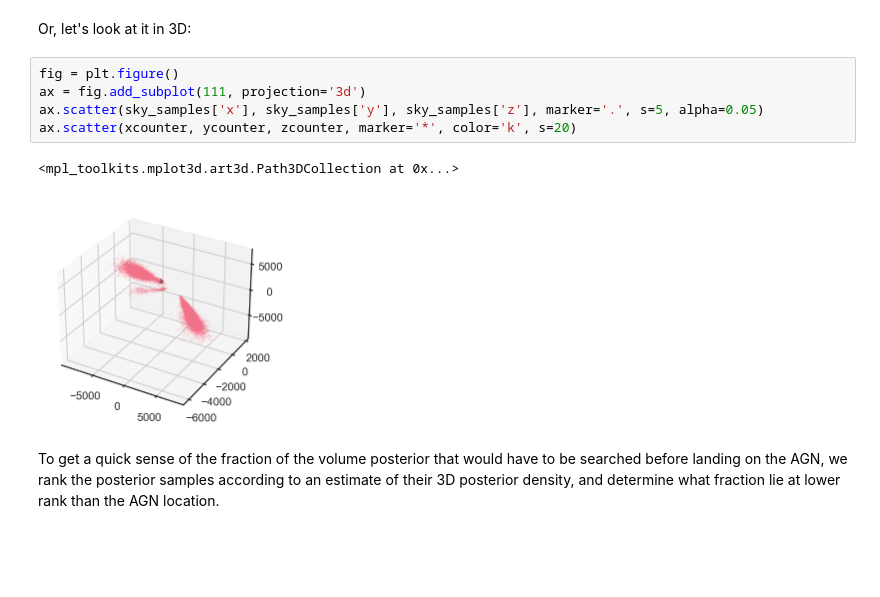
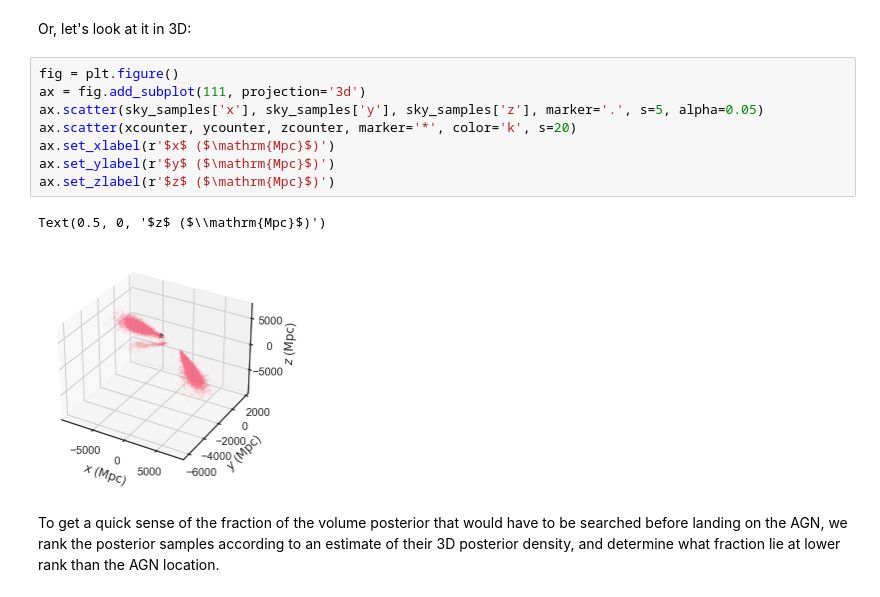
Before and after one commit to farr/GW190521Sky, a Jupyter notebook: CounterpartSky.ipynb, the cells around one changed output. Saved outputs shown, nothing was run; the diff lists cells and outputs as text; blank space fills up the shorter version.

Commit message:
Axes labels on the 3D plot.

```diff
--- a/CounterpartSky.ipynb
+++ b/CounterpartSky.ipynb
@@ -85,11 +85,14 @@ Or, let's look at it in 3D:
 # %%
 fig = plt.figure()
 ax = fig.add_subplot(111, projection='3d')
 ax.scatter(sky_samples['x'], sky_samples['y'], sky_samples['z'], marker='.', s=5, alpha=0.05)
 ax.scatter(xcounter, ycounter, zcounter, marker='*', color='k', s=20)
+ax.set_xlabel(r'$x$ ($\mathrm{Mpc}$)')
+ax.set_ylabel(r'$y$ ($\mathrm{Mpc}$)')
+ax.set_zlabel(r'$z$ ($\mathrm{Mpc}$)')
 # %% [output]
-<mpl_toolkits.mplot3d.art3d.Path3DCollection at 0x...>
+Text(0.5, 0, '$z$ ($\\mathrm{Mpc}$)')
-[figure, old version]
+[figure, new version]
 # %% [markdown]
 To get a quick sense of the fraction of the volume posterior that would have to be searched before landing on the AGN, we rank the posterior samples according to an estimate of their 3D posterior density, and determine what fraction lie at lower rank than the AGN location.
 # %%
```
